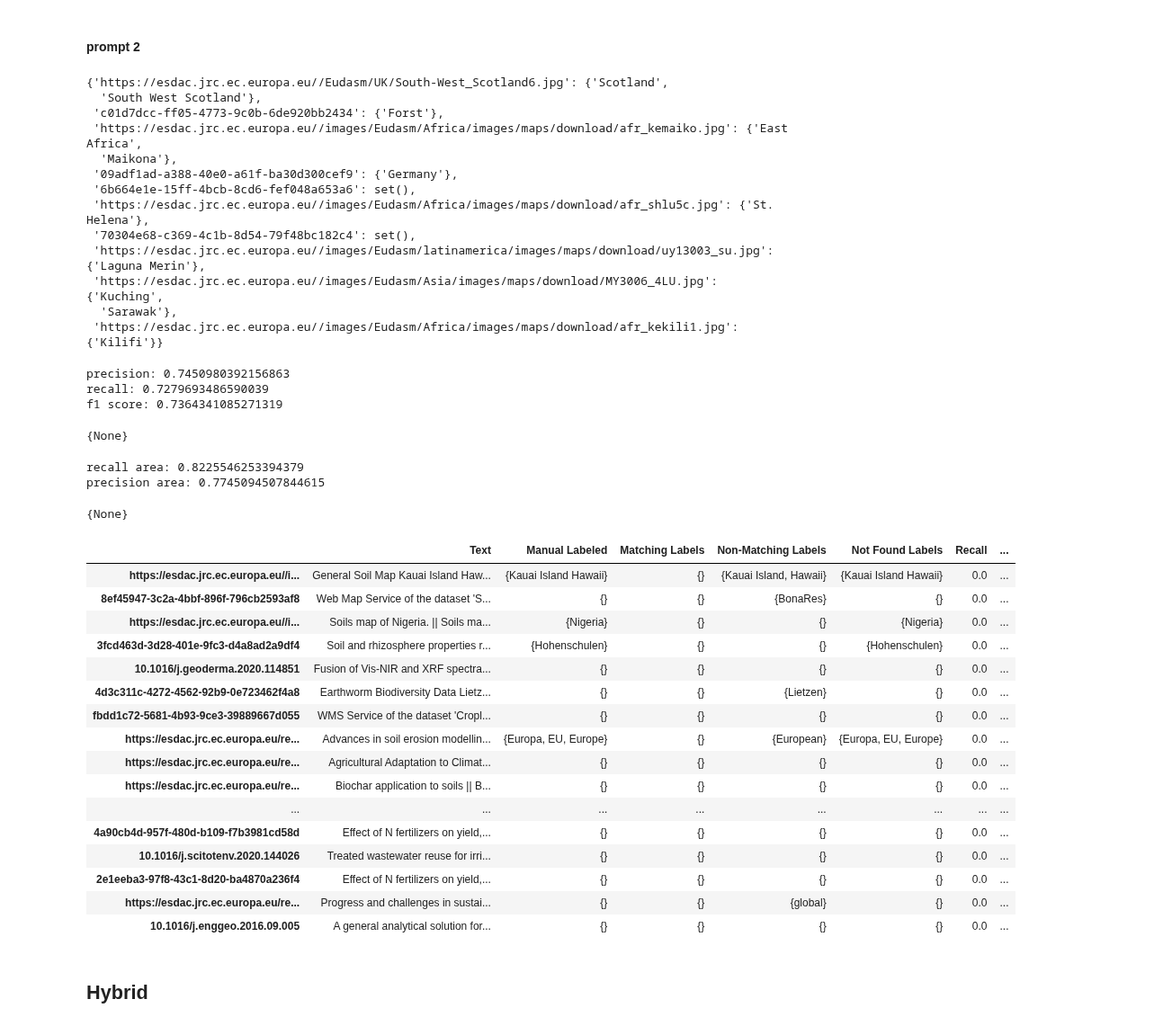
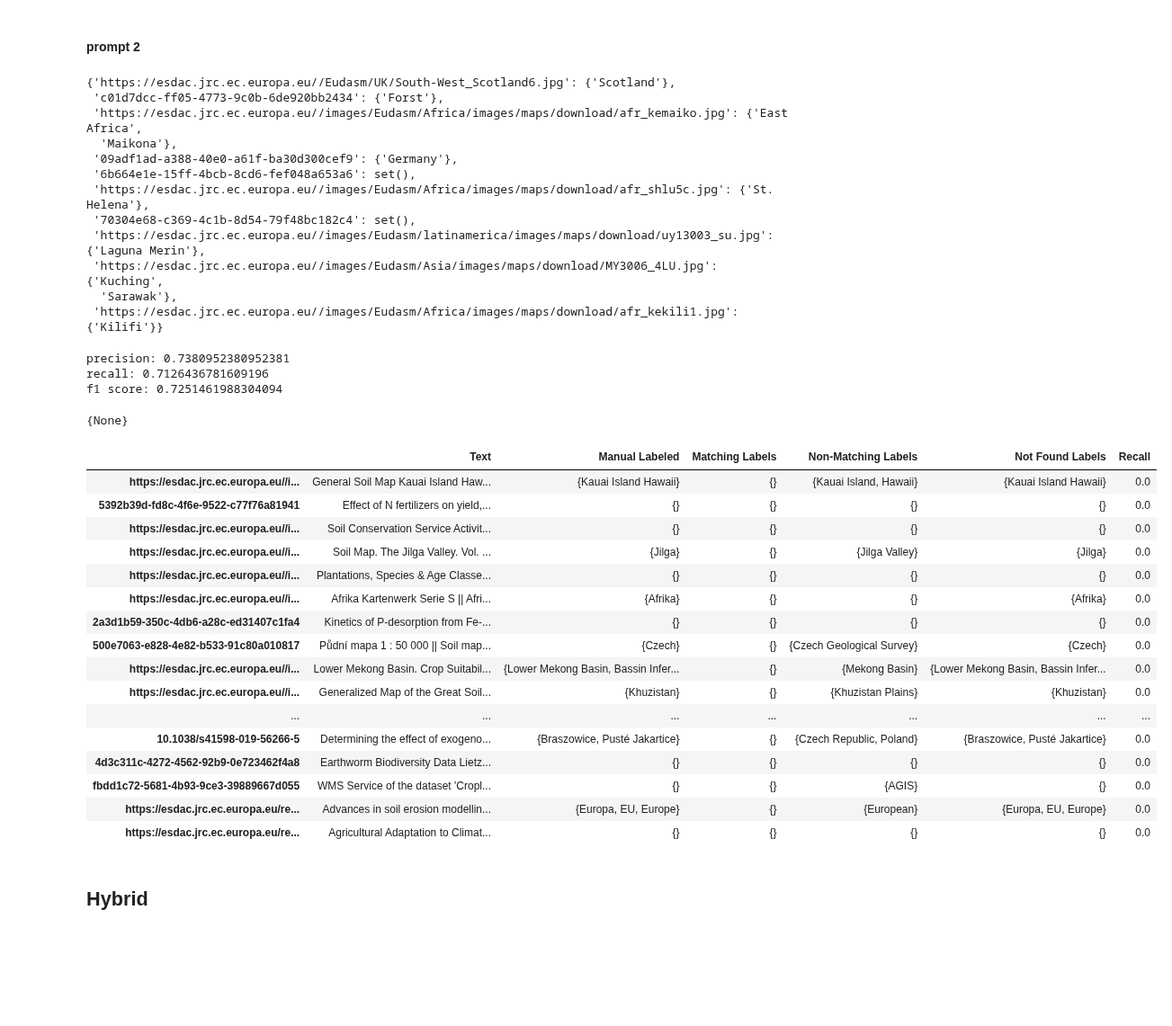
Before and after one commit to soilwise-he/metadata-augmentation, a Jupyter notebook: NER augmentation/Sandbox_Arena.ipynb, the cells around one changed output. Shown at 90% size. Drawn from its saved outputs; the diff is of its cells as text; code cells hidden in the pictures; blank space fills up the shorter version.

```diff
--- a/NER augmentation/Sandbox_Arena.ipynb
+++ b/NER augmentation/Sandbox_Arena.ipynb
@@ -369,7 +283,6 @@ def run_openai_task(labels, text):
       ]
 
     response = openai.chat.completions.create(
-        temperature=0,
         model=OPENAI_MODEL,
         messages=messages,
     )
@@ -454,8 +358,7 @@ for key, value in labeled_dataset.items():
 
 {k: OpenAI_results_2[k] for k in list(OpenAI_results_2)[:10]}
 # %% [output]
-{'https://esdac.jrc.ec.europa.eu//Eudasm/UK/South-West_Scotland6.jpg': {'Scotland',
-  'South West Scotland'},
+{'https://esdac.jrc.ec.europa.eu//Eudasm/UK/South-West_Scotland6.jpg': {'Scotland'},
  'c01d7dcc-ff05-4773-9c0b-6de920bb2434': {'Forst'},
  'https://esdac.jrc.ec.europa.eu//images/Eudasm/Africa/images/maps/download/afr_kemaiko.jpg': {'East Africa',
   'Maikona'},
@@ -469,43 +372,34 @@ for key, value in labeled_dataset.items():
  'https://esdac.jrc.ec.europa.eu//images/Eudasm/Africa/images/maps/download/afr_kekili1.jpg': {'Kilifi'}}
 # %%
 eval_OpenAI_2 = eval_test(labeled_dataset,OpenAI_results_2,return_table=True)
+Global_eval['OpenAI - Prompt2']=eval_OpenAI_2
 {print(f"{k}: {v}") for k, v in eval_OpenAI_2.items() if k != 'evaluation table'}
 # %% [output]
-precision: 0.7450980392156863
-recall: 0.7279693486590039
-f1 score: 0.7364341085271319
+precision: 0.7380952380952381
+recall: 0.7126436781609196
+f1 score: 0.7251461988304094
 {None}
-# %%
-eval_OpenAI2_geo = eval_test_geo_polygone(labeled_dataset,OpenAI_results_2,return_table=True)
-{print(f"{k}: {v}") for k, v in eval_OpenAI2_geo.items() if k != 'evaluation table'}
-# %% [output]
-recall area: 0.8225546253394379
-precision area: 0.7745094507844615
-{None}
-# %%
-merged_dict = {**eval_OpenAI_2, **eval_OpenAI2_geo}
-merged_evaluation_table = pd.concat([eval_OpenAI_2['evaluation table'], eval_OpenAI2_geo['evaluation table']], axis=1)
-merged_dict['evaluation table'] = merged_evaluation_table
-Global_eval['OpenAI_2']=merged_dict
-Global_eval['OpenAI_2']['evaluation table'].sort_values(by=['Recall'])[:20]
-# %% [output]
-|  | Text | Manual Labeled | Matching Labels | Non-Matching Labels | Not Found Labels | Recall | ... |
-| https://esdac.jrc.ec.europa.eu//i... | General Soil Map Kauai Island Haw... | {Kauai Island Hawaii} | {} | {Kauai Island, Hawaii} | {Kauai Island Hawaii} | 0.0 | ... |
-| 8ef45947-3c2a-4bbf-896f-796cb2593af8 | Web Map Service of the dataset 'S... | {} | {} | {BonaRes} | {} | 0.0 | ... |
-| https://esdac.jrc.ec.europa.eu//i... | Soils map of Nigeria. || Soils ma... | {Nigeria} | {} | {} | {Nigeria} | 0.0 | ... |
-| 3fcd463d-3d28-401e-9fc3-d4a8ad2a9df4 | Soil and rhizosphere properties r... | {Hohenschulen} | {} | {} | {Hohenschulen} | 0.0 | ... |
-| 10.1016/j.geoderma.2020.114851 | Fusion of Vis-NIR and XRF spectra... | {} | {} | {} | {} | 0.0 | ... |
-| 4d3c311c-4272-4562-92b9-0e723462f4a8 | Earthworm Biodiversity Data Lietz... | {} | {} | {Lietzen} | {} | 0.0 | ... |
-| fbdd1c72-5681-4b93-9ce3-39889667d055 | WMS Service of the dataset 'Cropl... | {} | {} | {} | {} | 0.0 | ... |
-| https://esdac.jrc.ec.europa.eu/re... | Advances in soil erosion modellin... | {Europa, EU, Europe} | {} | {European} | {Europa, EU, Europe} | 0.0 | ... |
-| https://esdac.jrc.ec.europa.eu/re... | Agricultural Adaptation to Climat... | {} | {} | {} | {} | 0.0 | ... |
-| https://esdac.jrc.ec.europa.eu/re... | Biochar application to soils || B... | {} | {} | {} | {} | 0.0 | ... |
-| ... | ... | ... | ... | ... | ... | ... | ... |
-| 4a90cb4d-957f-480d-b109-f7b3981cd58d | Effect of N fertilizers on yield,... | {} | {} | {} | {} | 0.0 | ... |
-| 10.1016/j.scitotenv.2020.144026 | Treated wastewater reuse for irri... | {} | {} | {} | {} | 0.0 | ... |
-| 2e1eeba3-97f8-43c1-8d20-ba4870a236f4 | Effect of N fertilizers on yield,... | {} | {} | {} | {} | 0.0 | ... |
-| https://esdac.jrc.ec.europa.eu/re... | Progress and challenges in sustai... | {} | {} | {global} | {} | 0.0 | ... |
-| 10.1016/j.enggeo.2016.09.005 | A general analytical solution for... | {} | {} | {} | {} | 0.0 | ... |
+# %%
+eval_OpenAI_table = eval_OpenAI_2['evaluation table']
+eval_OpenAI_table.sort_values(by=['Recall'])[:20]
+# %% [output]
+|  | Text | Manual Labeled | Matching Labels | Non-Matching Labels | Not Found Labels | Recall |
+| https://esdac.jrc.ec.europa.eu//i... | General Soil Map Kauai Island Haw... | {Kauai Island Hawaii} | {} | {Kauai Island, Hawaii} | {Kauai Island Hawaii} | 0.0 |
+| 5392b39d-fd8c-4f6e-9522-c77f76a81941 | Effect of N fertilizers on yield,... | {} | {} | {} | {} | 0.0 |
+| https://esdac.jrc.ec.europa.eu//i... | Soil Conservation Service Activit... | {} | {} | {} | {} | 0.0 |
+| https://esdac.jrc.ec.europa.eu//i... | Soil Map. The Jilga Valley. Vol. ... | {Jilga} | {} | {Jilga Valley} | {Jilga} | 0.0 |
+| https://esdac.jrc.ec.europa.eu//i... | Plantations, Species & Age Classe... | {} | {} | {} | {} | 0.0 |
+| https://esdac.jrc.ec.europa.eu//i... | Afrika Kartenwerk Serie S || Afri... | {Afrika} | {} | {} | {Afrika} | 0.0 |
+| 2a3d1b59-350c-4db6-a28c-ed31407c1fa4 | Kinetics of P-desorption from Fe-... | {} | {} | {} | {} | 0.0 |
+| 500e7063-e828-4e82-b533-91c80a010817 | Půdní mapa 1 : 50 000 || Soil map... | {Czech} | {} | {Czech Geological Survey} | {Czech} | 0.0 |
+| https://esdac.jrc.ec.europa.eu//i... | Lower Mekong Basin. Crop Suitabil... | {Lower Mekong Basin, Bassin Infer... | {} | {Mekong Basin} | {Lower Mekong Basin, Bassin Infer... | 0.0 |
+| https://esdac.jrc.ec.europa.eu//i... | Generalized Map of the Great Soil... | {Khuzistan} | {} | {Khuzistan Plains} | {Khuzistan} | 0.0 |
+| ... | ... | ... | ... | ... | ... | ... |
+| 10.1038/s41598-019-56266-5 | Determining the effect of exogeno... | {Braszowice, Pusté Jakartice} | {} | {Czech Republic, Poland} | {Braszowice, Pusté Jakartice} | 0.0 |
+| 4d3c311c-4272-4562-92b9-0e723462f4a8 | Earthworm Biodiversity Data Lietz... | {} | {} | {} | {} | 0.0 |
+| fbdd1c72-5681-4b93-9ce3-39889667d055 | WMS Service of the dataset 'Cropl... | {} | {} | {AGIS} | {} | 0.0 |
+| https://esdac.jrc.ec.europa.eu/re... | Advances in soil erosion modellin... | {Europa, EU, Europe} | {} | {European} | {Europa, EU, Europe} | 0.0 |
+| https://esdac.jrc.ec.europa.eu/re... | Agricultural Adaptation to Climat... | {} | {} | {} | {} | 0.0 |
 # %% [markdown]
 ## Hybrid
 # %% [markdown]
```
Also changed, not shown: parts of 33 cells of this notebook, 1 other file.
